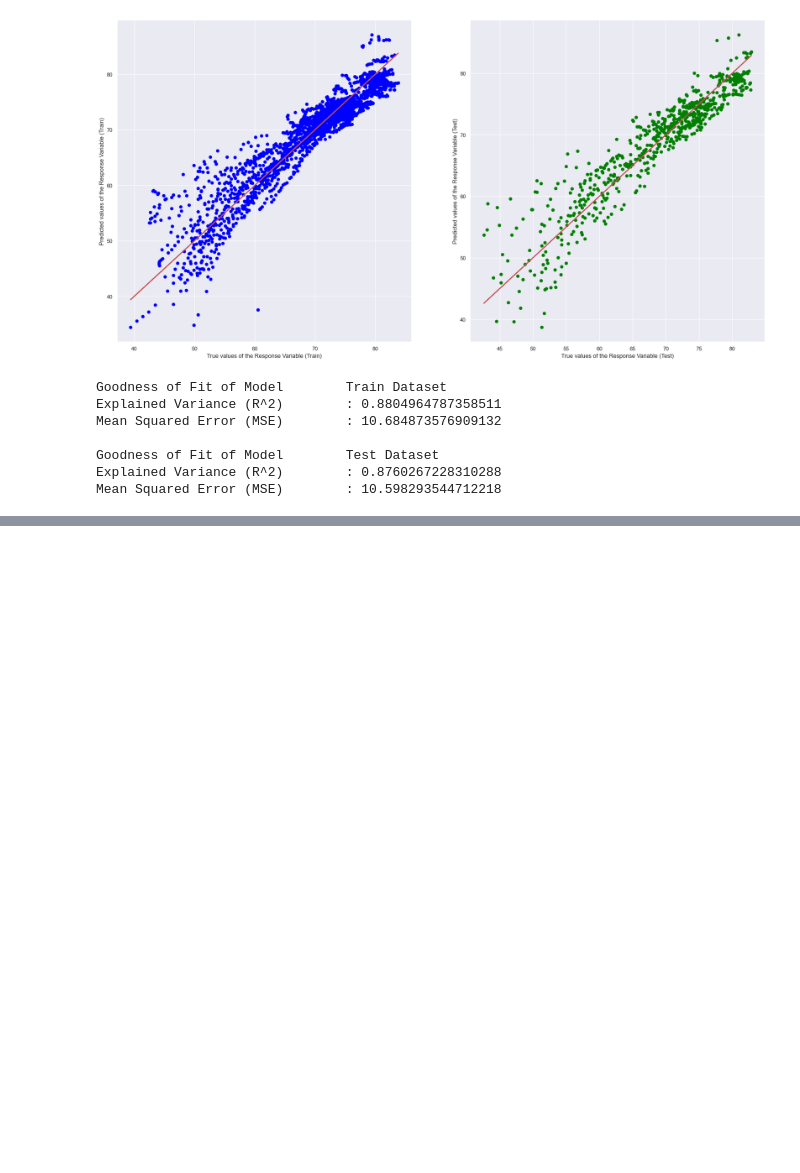
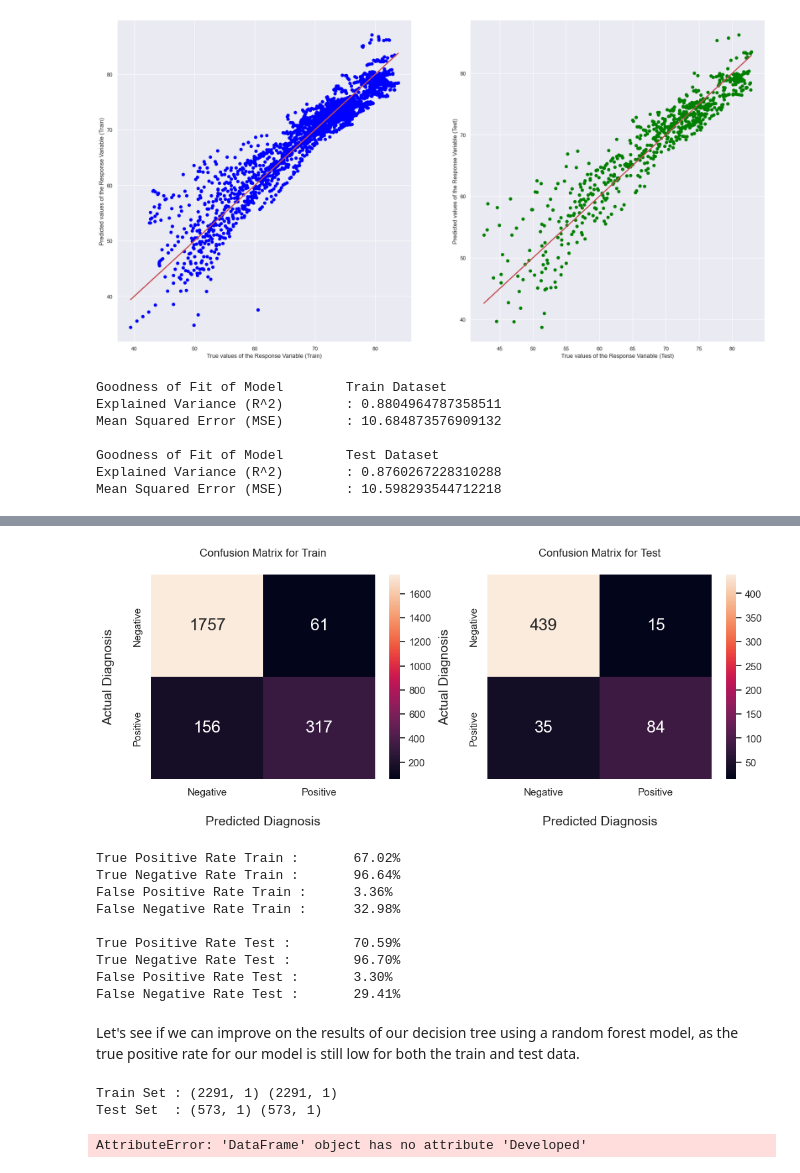
Before and after one commit to tyeckh/DSAI-T7, a Jupyter notebook: Project_T7.ipynb, the cells around one changed output, grey strips where cells are left out. Drawn from its saved outputs; the diff is of its cells as text; code cells hidden in the pictures; blank space fills up the shorter version.

```diff
--- a/Project_T7.ipynb
+++ b/Project_T7.ipynb
@@ -520,0 +555,76 @@ Classification Accuracy         : 0.912739965095986
+# %%
+# Plot the Confusion Matrix for Train and Test
+f, axes = plt.subplots(1, 2, figsize=(12, 4))
+ax1 = sb.heatmap(confusion_matrix(y_train, y_train_pred), annot = True, fmt=".0f", annot_kws={"size": 18}, ax = axes[0])
+ax2 = sb.heatmap(confusion_matrix(y_test, y_test_pred), annot = True, fmt=".0f", annot_kws={"size": 18}, ax = axes[1],)
+
+# set x-axis label and ticks.
+ax1.set_xlabel("Predicted Diagnosis", fontsize=14, labelpad=20)
+ax1.xaxis.set_ticklabels(['Negative', 'Positive'])
+ax2.set_xlabel("Predicted Diagnosis", fontsize=14, labelpad=20)
+ax2.xaxis.set_ticklabels(['Negative', 'Positive'])
+
+# set y-axis label and ticks
+ax1.set_ylabel("Actual Diagnosis", fontsize=14, labelpad=20)
+ax1.yaxis.set_ticklabels(['Negative', 'Positive'])
+ax2.set_ylabel("Actual Diagnosis", fontsize=14, labelpad=20)
+ax2.yaxis.set_ticklabels(['Negative', 'Positive'])
+
+# set plot title
+ax1.set_title("Confusion Matrix for Train", fontsize=12, pad=20)
+ax2.set_title("Confusion Matrix for Test", fontsize=12, pad=20)
+
+plt.show()
+
+# Print the Accuracy Measures from the Confusion Matrix
+cmTrain = confusion_matrix(y_train, y_train_pred)
+tpTrain = cmTrain[1][1] # True Positives : Good (1) predicted Good (1)
+fpTrain = cmTrain[0][1] # False Positives : Bad (0) predicted Good (1)
+tnTrain = cmTrain[0][0] # True Negatives : Bad (0) predicted Bad (0)
+fnTrain = cmTrain[1][0] # False Negatives : Good (1) predicted Bad (0)
+
+print("True Positive Rate Train :\t {0:.2%}".format(tpTrain/(tpTrain + fnTrain)))
+print("True Negative Rate Train :\t {0:.2%}".format(tnTrain/(tnTrain + fpTrain)))
+print("False Positive Rate Train :\t {0:.2%}".format(fpTrain/(tnTrain + fpTrain)))
+print("False Negative Rate Train :\t {0:.2%}".format(fnTrain/(tpTrain + fnTrain)))
+print()
+
+cmTest = confusion_matrix(y_test, y_test_pred)
+tpTest = cmTest[1][1] # True Positives : Good (1) predicted Good (1)
+fpTest = cmTest[0][1] # False Positives : Bad (0) predicted Good (1)
+tnTest = cmTest[0][0] # True Negatives : Bad (0) predicted Bad (0)
+fnTest = cmTest[1][0] # False Negatives : Good (1) predicted Bad (0)
+print("True Positive Rate Test :\t {0:.2%}".format(tpTest/(tpTest + fnTest)))
+print("True Negative Rate Test :\t {0:.2%}".format(tnTest/(tnTest + fpTest)))
+print("False Positive Rate Test :\t {0:.2%}".format(fpTest/(tnTest + fpTest)))
+print("False Negative Rate Test :\t {0:.2%}".format(fnTest/(tpTest + fnTest)))
+# %% [output]
+[figure, added]
+True Positive Rate Train :       67.02%
+True Negative Rate Train :       96.64%
+False Positive Rate Train :      3.36%
+False Negative Rate Train :      32.98%
+
+True Positive Rate Test :        70.59%
+True Negative Rate Test :        96.70%
+False Positive Rate Test :       3.30%
+False Negative Rate Test :       29.41%
+# %% [markdown]
+Let's see if we can improve on the results of our decision tree using a random forest model, as the true positive rate for our model is still low for both the train and test data.
+# %%
+LifeExpectancy=pd.DataFrame(LifeData_Clean['Life_expectancy'])
+Developed=pd.DataFrame(LifeData_Clean['Economy_status_Developed'])
+
+X_train, X_test, y_train, y_test = train_test_split(LifeExpectancy, Developed, test_size = 0.2,random_state=0)
+print("Train Set :", X_train.shape, y_train.shape)
+print("Test Set  :", X_test.shape, y_test.shape)
+
+# Create the Random Forest object
+rforest = RandomForestClassifier(n_estimators = 100, max_depth = 4)
+
+# Fit Random Forest on Train Data
+rforest.fit(X_train, y_train.Developed.ravel())
+# %% [output]
+Train Set : (2291, 1) (2291, 1)
+Test Set  : (573, 1) (573, 1)
+AttributeError: 'DataFrame' object has no attribute 'Developed'
```
Also changed, not shown: parts of 8 cells of this notebook.
